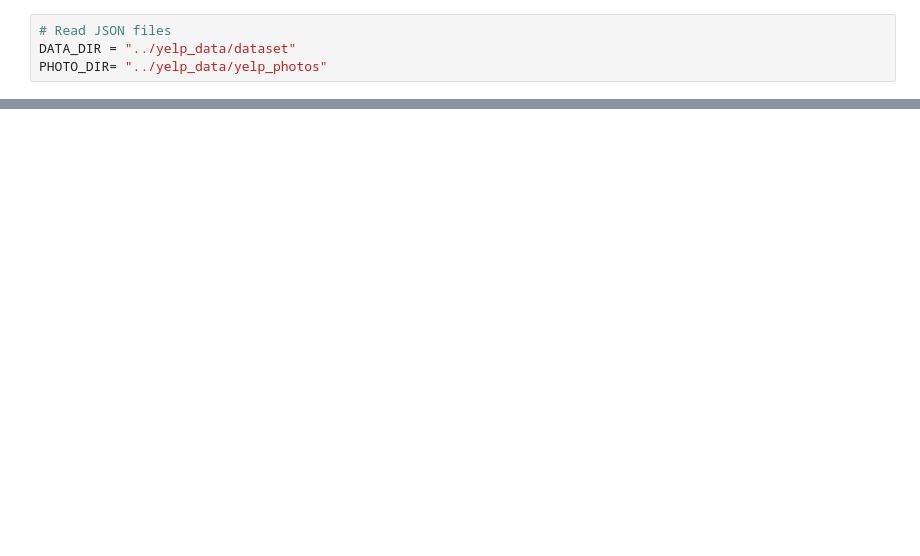
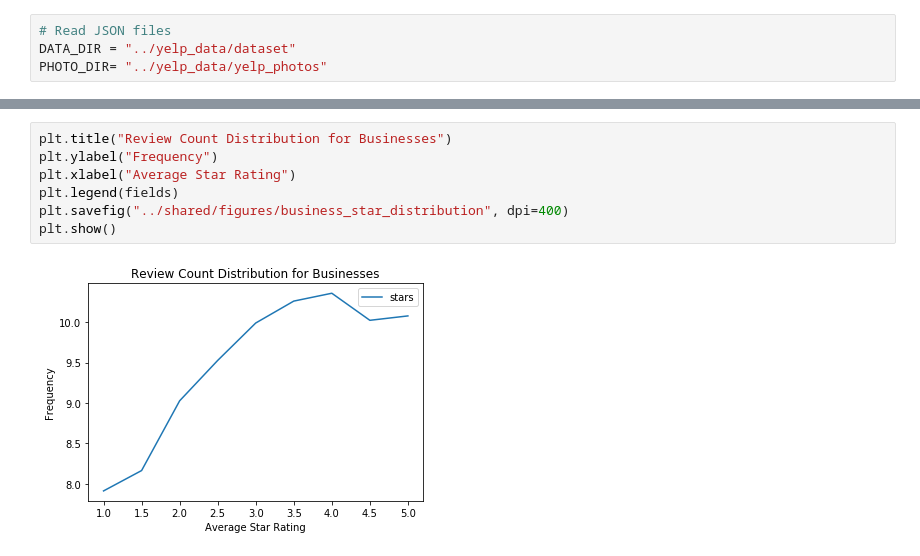
Before and after one commit to kandluis/yelp-star-reviews, a Jupyter notebook: code/Yelp Data Set Analysis.ipynb, the cells around one changed output, grey strips where cells are left out. Drawn from its saved outputs; the diff is of its cells as text; blank space fills up the shorter version.

```diff
--- a/code/Yelp Data Set Analysis.ipynb
+++ b/code/Yelp Data Set Analysis.ipynb
@@ -22,0 +227,9 @@ ValueError: Trailing data
+# %%
+plt.title("Review Count Distribution for Businesses")
+plt.ylabel("Frequency")
+plt.xlabel("Average Star Rating")
+plt.legend(fields)
+plt.savefig("../shared/figures/business_star_distribution", dpi=400)
+plt.show()
+# %% [output]
+[figure, added]
```
Also changed, not shown: parts of 42 cells of this notebook, 3 other files.
